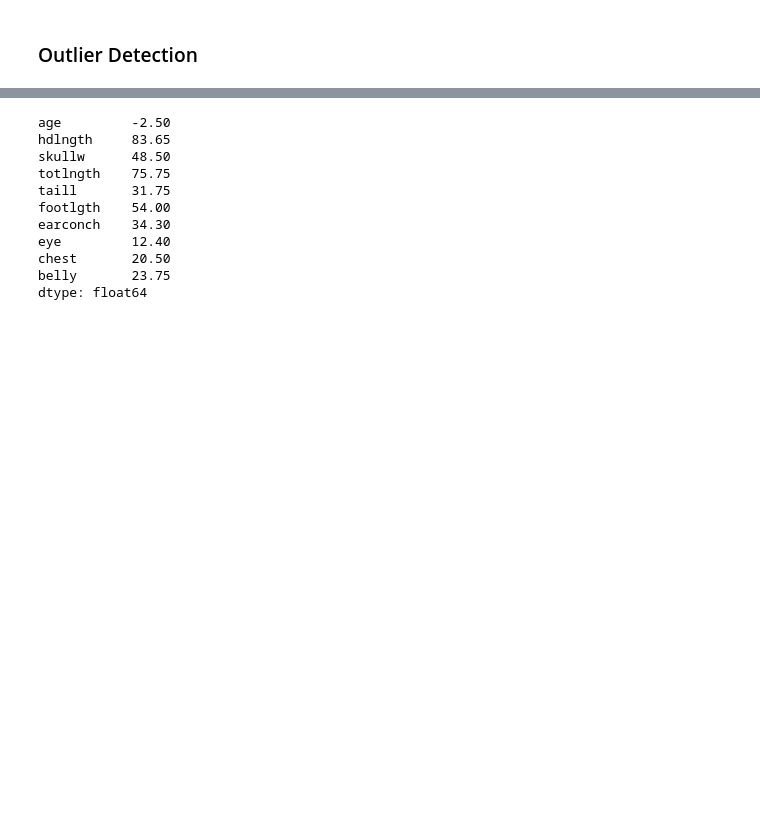
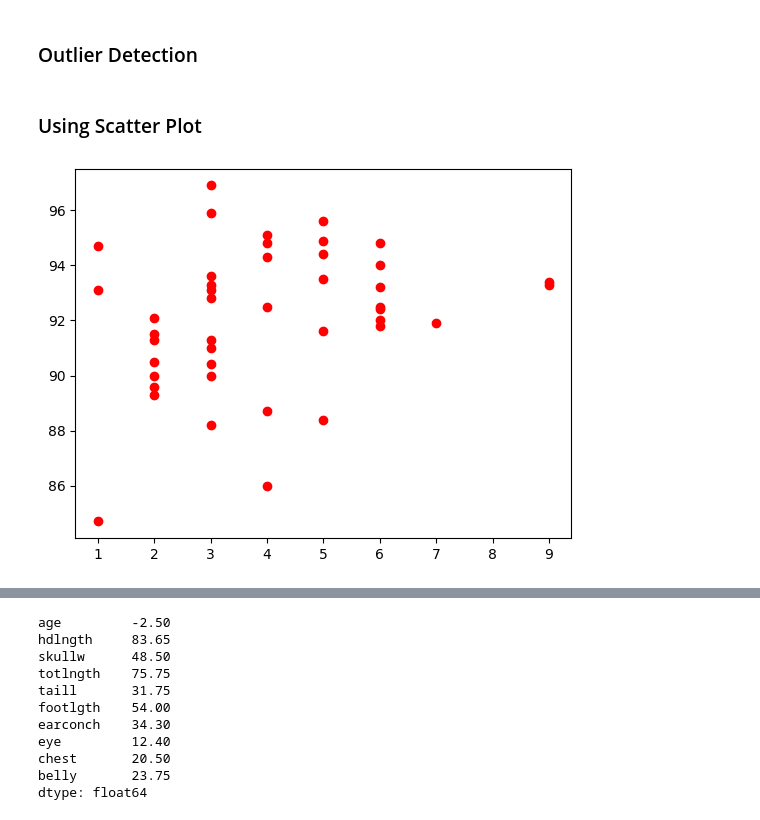
Before and after one commit to KudoroEsther/Files-Data_Analysis-, a Jupyter notebook: Statistics/Task_18_Statistics.ipynb, the cells around one changed output, grey strips where cells are left out. Cells and saved outputs as stored; diff of their text form; code cells hidden in the pictures; blank space fills up the shorter version.

Commit message:
Trying scatter plot

```diff
--- a/Statistics/Task_18_Statistics.ipynb
+++ b/Statistics/Task_18_Statistics.ipynb
@@ -456,3 +456,9 @@ Include an explanation of the data above
 The data seems closely spaced
 # %% [markdown]
 ### Outlier Detection
+# %% [markdown]
+### Using Scatter Plot
+# %%
+ax = plt.scatter(x = locked_female_possum["age"], y = locked_female_possum["hdlngth"], c = 'Red' )
+# %% [output]
+[figure, added]
```
Also changed, not shown: parts of 2 cells of this notebook.
